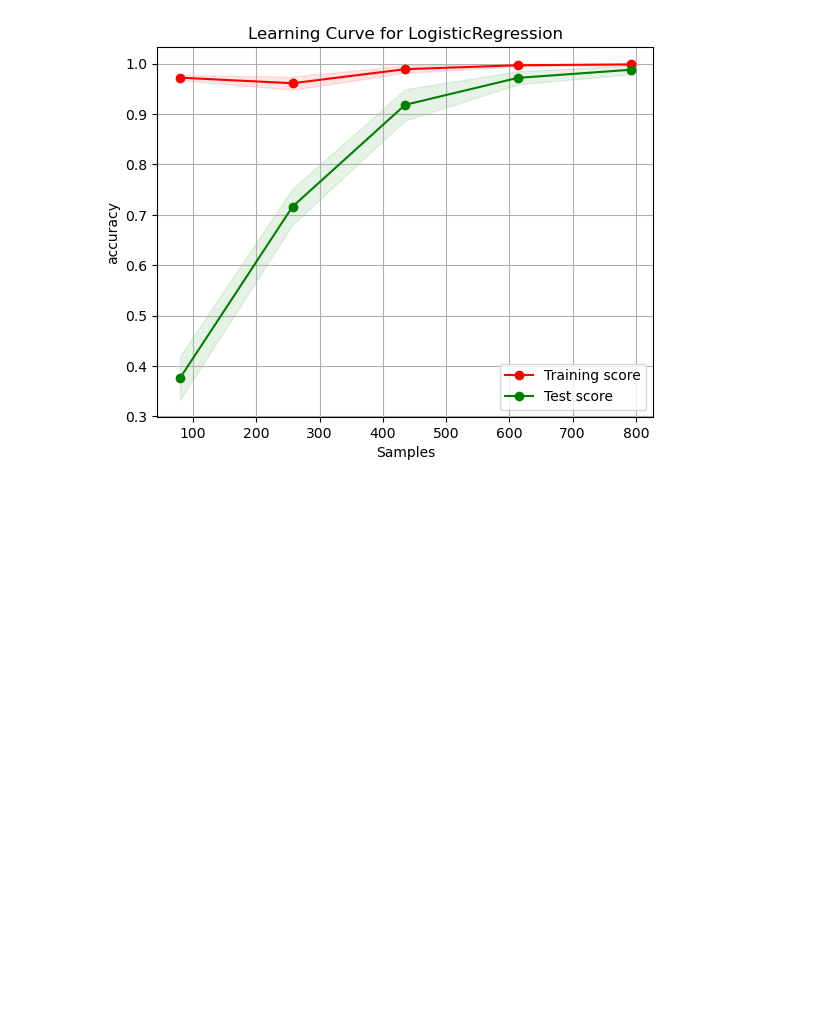
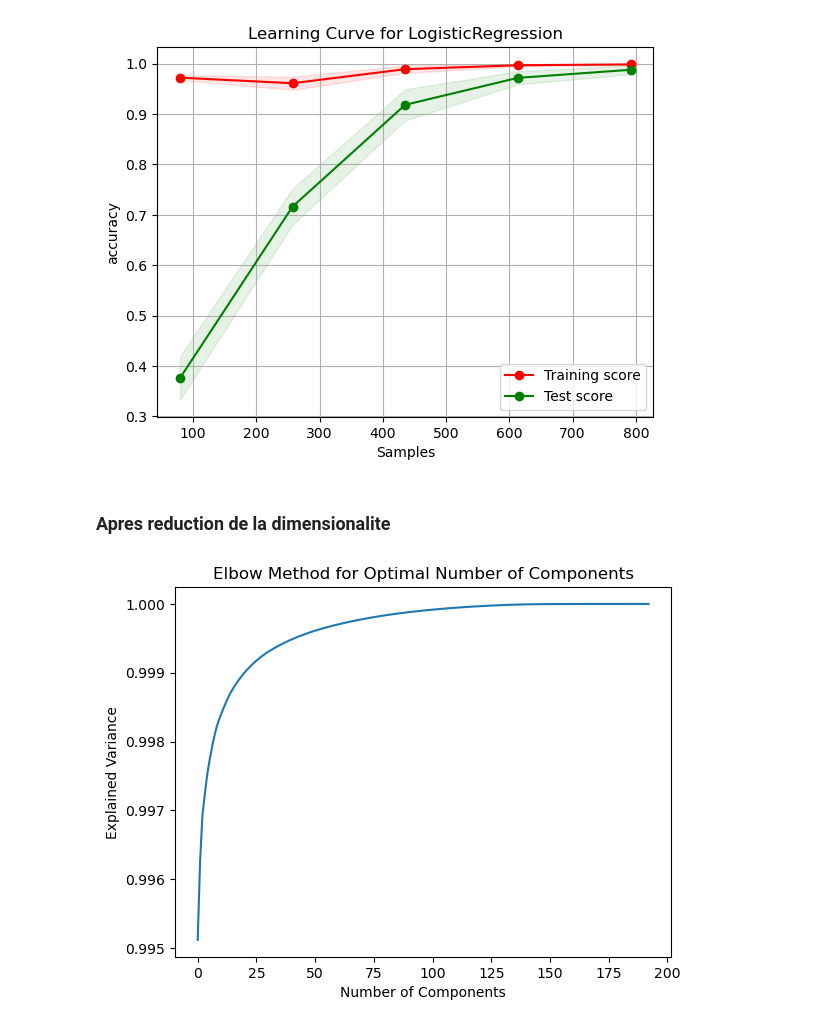
Before and after one commit to jinan02/projet_IFT712, a Jupyter notebook: projet_ift712/projet.ipynb, the cells around one changed output. Saved outputs shown, nothing was run; the diff lists cells and outputs as text; code cells hidden in the pictures; blank space fills up the shorter version.

```diff
--- a/projet_ift712/projet.ipynb
+++ b/projet_ift712/projet.ipynb
@@ -175,3 +175,9 @@ EvR.plot_learning_curve(X, y, six_classifiers)
 [figure]
 [figure]
 [figure]
+# %% [markdown]
+### Apres reduction de la dimensionalite
+# %%
+EvR.plot_explained_variance(data)
+# %% [output]
+[figure, added]
```
Also changed, not shown: parts of 9 cells of this notebook, 2 other files.
